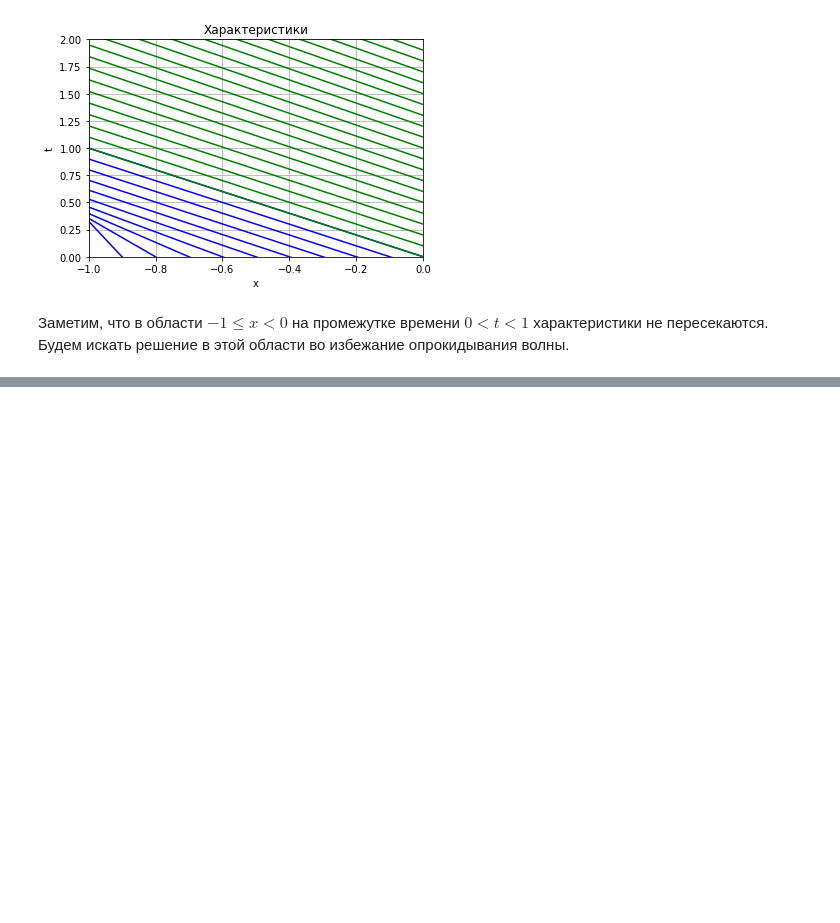
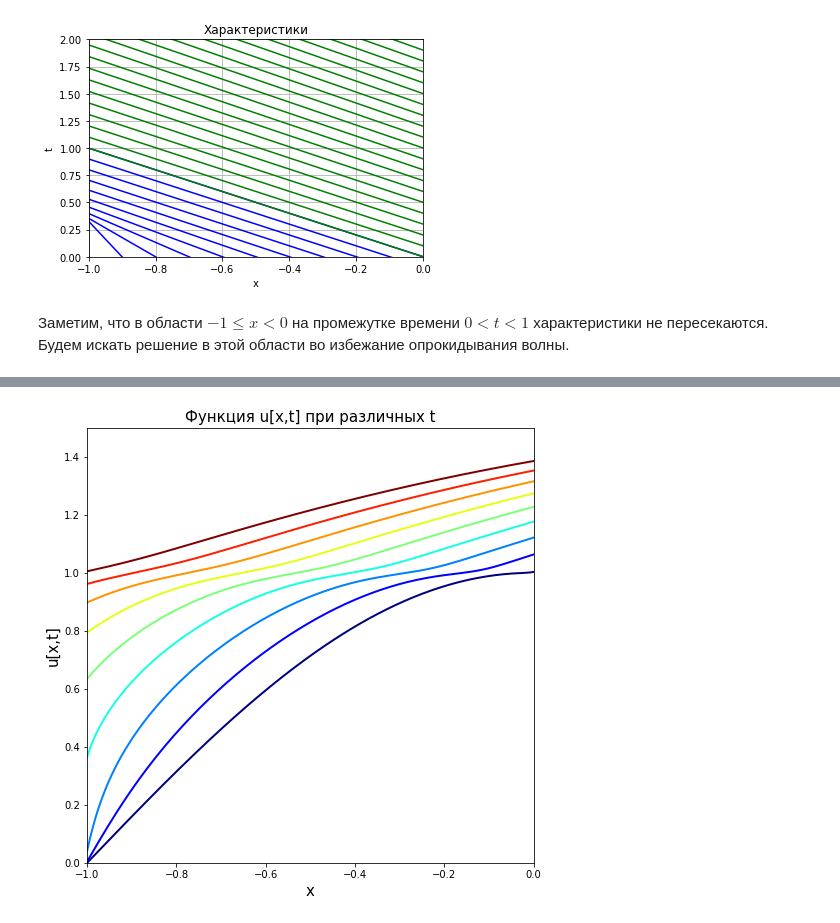
Before and after one commit to ctbip/omm-praki, a Jupyter notebook: styrov-28var.ipynb, the cells around one changed output, grey strips where cells are left out. Cells and saved outputs as stored; diff of their text form; code cells hidden in the pictures; blank space fills up the shorter version.

```diff
--- a/styrov-28var.ipynb
+++ b/styrov-28var.ipynb
@@ -192,3 +158,19 @@ anim = animation.FuncAnimation(fig, animate, interval=10, init_func=init,
+# %%
+fig = plt.figure(figsize =(8 ,8))
+ax = plt.axes(xlim=(-1, 0), ylim=(0, 1.5))
+plt.xlabel('x', fontsize=15)
+plt.ylabel('u[x,t]', fontsize=15)
+ax.set_title('Функция u[x,t] при различных t', fontsize=15)
+
+n_lines = 8
+k = int(np.round((M-1)/n_lines, 1))
+colors = plt.cm.jet(np.linspace(0,1,n_lines+1))
+j = 0
+for i in range(1, M-1, k):
+  ax.plot(x, u[:,i], lw=2, color=colors[j])
+  j += 1
+# %% [output]
+[figure, added]
 # %%
 N = 500
 x1 = np.linspace(-1, 0, N)
```
Also changed, not shown: parts of 6 cells of this notebook.
